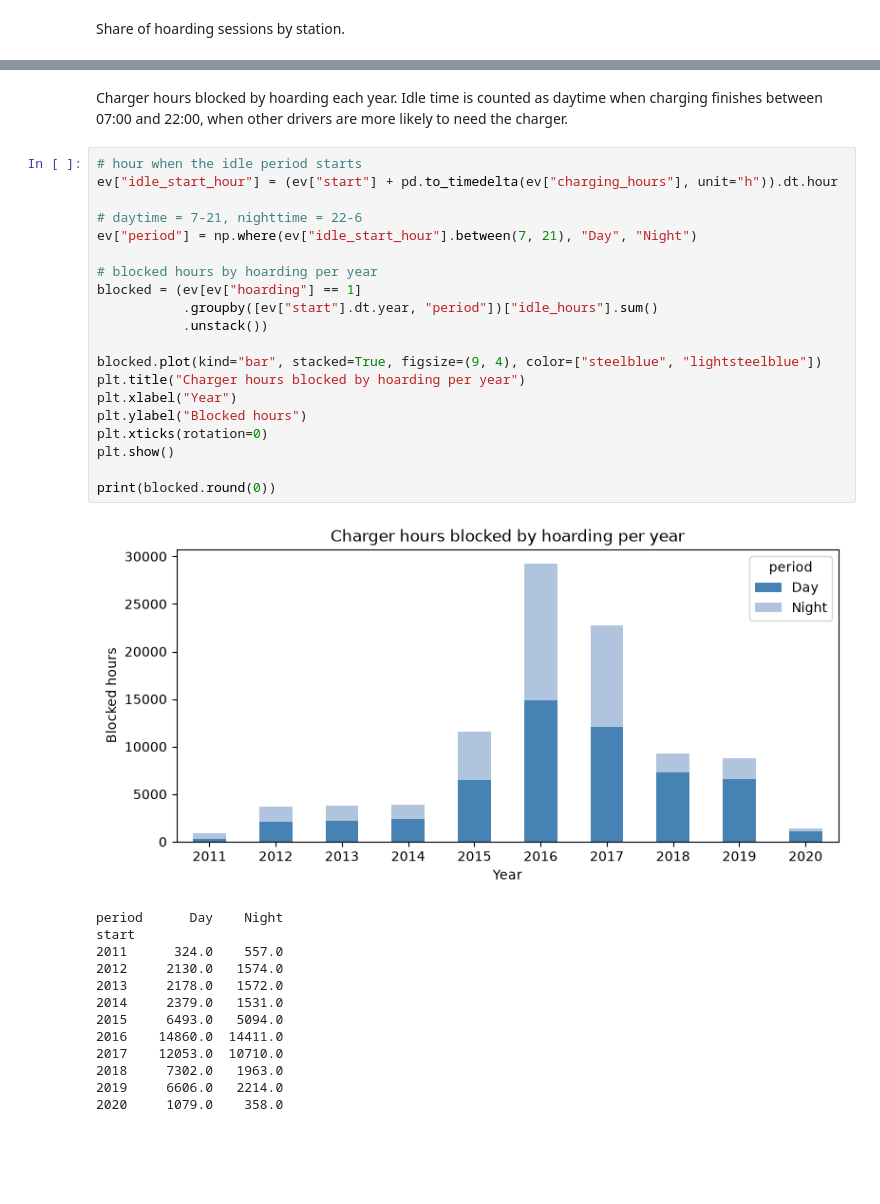
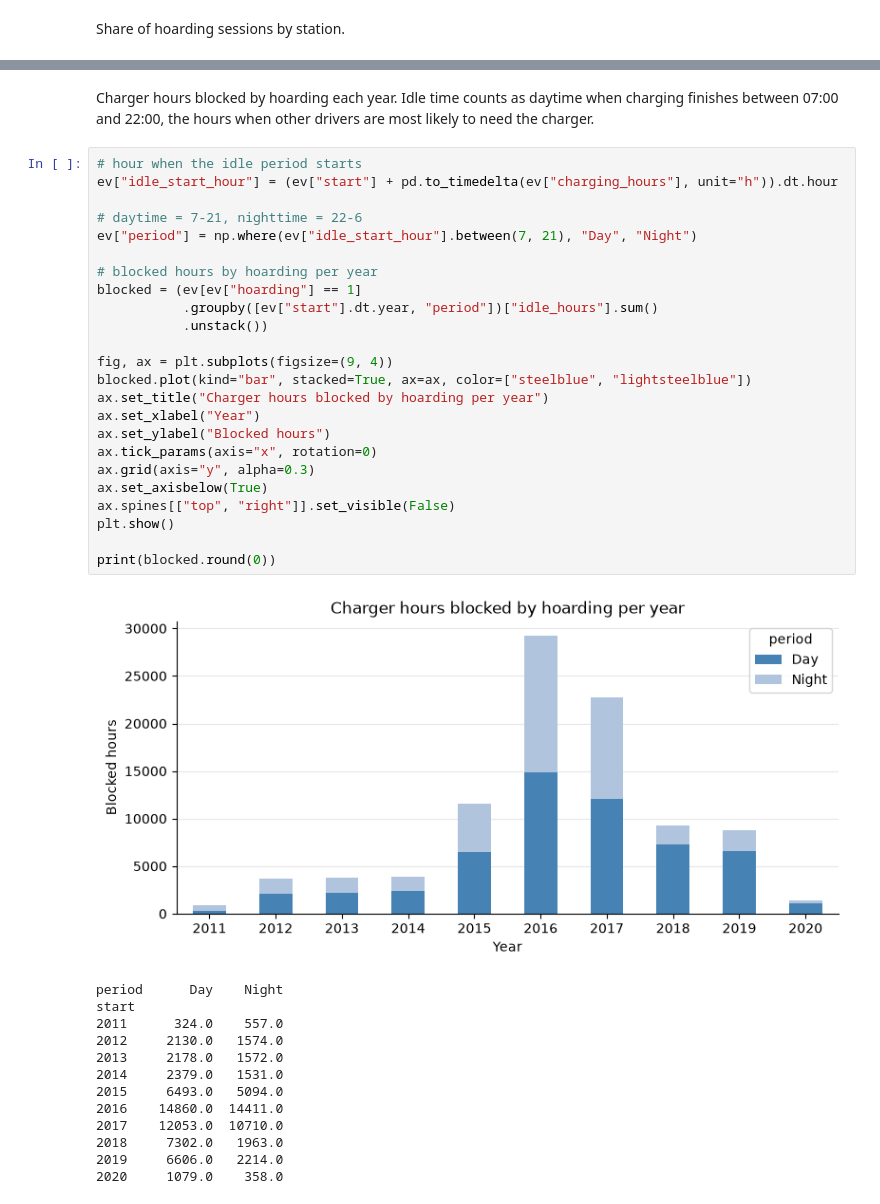
Before and after one commit to Teresa7810/Introduction-to-Business-Analytics, a Jupyter notebook: 4. Exploratory.ipynb, the cells around one changed output, grey strips where cells are left out. Saved outputs shown, nothing was run; the diff lists cells and outputs as text; blank space fills up the shorter version.

```diff
--- a/4. Exploratory.ipynb
+++ b/4. Exploratory.ipynb
@@ -107,29 +107,33 @@ plt.show()
 # %% [output]
 [figure]
 # %% [markdown]
-Charger hours blocked by hoarding each year. Idle time is counted as daytime when charging finishes between 07:00 and 22:00, when other drivers are more likely to need the charger.
+Charger hours blocked by hoarding each year. Idle time counts as daytime when charging finishes between 07:00 and 22:00, the hours when other drivers are most likely to need the charger.
 # %%
 # hour when the idle period starts
 ev["idle_start_hour"] = (ev["start"] + pd.to_timedelta(ev["charging_hours"], unit="h")).dt.hour
 
 # daytime = 7-21, nighttime = 22-6
 ev["period"] = np.where(ev["idle_start_hour"].between(7, 21), "Day", "Night")
 
 # blocked hours by hoarding per year
 blocked = (ev[ev["hoarding"] == 1]
            .groupby([ev["start"].dt.year, "period"])["idle_hours"].sum()
            .unstack())
 
-blocked.plot(kind="bar", stacked=True, figsize=(9, 4), color=["steelblue", "lightsteelblue"])
-plt.title("Charger hours blocked by hoarding per year")
-plt.xlabel("Year")
-plt.ylabel("Blocked hours")
-plt.xticks(rotation=0)
+fig, ax = plt.subplots(figsize=(9, 4))
+blocked.plot(kind="bar", stacked=True, ax=ax, color=["steelblue", "lightsteelblue"])
+ax.set_title("Charger hours blocked by hoarding per year")
+ax.set_xlabel("Year")
+ax.set_ylabel("Blocked hours")
+ax.tick_params(axis="x", rotation=0)
+ax.grid(axis="y", alpha=0.3)
+ax.set_axisbelow(True)
+ax.spines[["top", "right"]].set_visible(False)
 plt.show()
 
 print(blocked.round(0))
 # %% [output]
-[figure, old version]
+[figure, new version]
 period      Day    Night
 start
 2011      324.0    557.0
```
Also changed, not shown: parts of 40 cells of this notebook.
